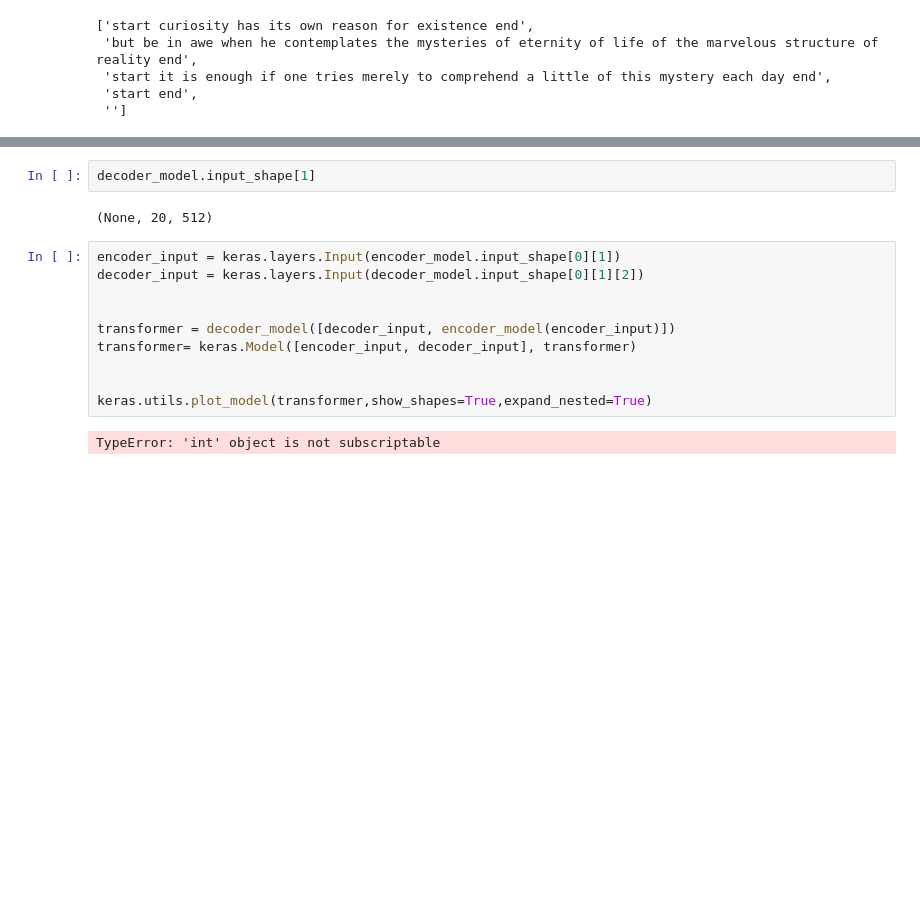
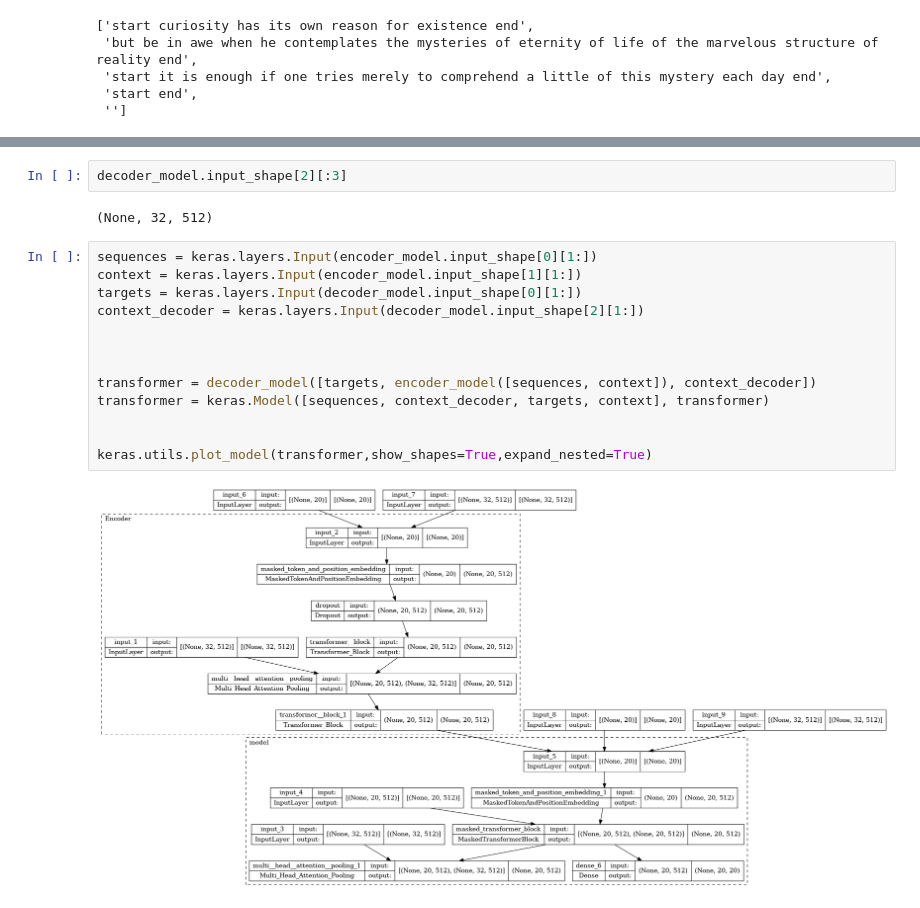
Before and after one commit to CSCI4850/s22-team3-project, a Jupyter notebook: Alternate_Transformer.ipynb, the cells around one changed output, grey strips where cells are left out. Saved outputs shown, nothing was run; the diff lists cells and outputs as text; blank space fills up the shorter version.

```diff
--- a/Alternate_Transformer.ipynb
+++ b/Alternate_Transformer.ipynb
@@ -302,16 +311,19 @@ keras.utils.plot_model(decoder_model,show_shapes=True,expand_nested=True)
-# %%
-decoder_model.input_shape[1]
-# %% [output]
-(None, 20, 512)
+# %%
+decoder_model.input_shape[2][:3]
+# %% [output]
+(None, 32, 512)
 # %%
-encoder_input = keras.layers.Input(encoder_model.input_shape[0][1])
-decoder_input = keras.layers.Input(decoder_model.input_shape[0][1][2])
+sequences = keras.layers.Input(encoder_model.input_shape[0][1:])
+context = keras.layers.Input(encoder_model.input_shape[1][1:])
+targets = keras.layers.Input(decoder_model.input_shape[0][1:])
+context_decoder = keras.layers.Input(decoder_model.input_shape[2][1:])
 
 
-transformer = decoder_model([decoder_input, encoder_model(encoder_input)])
-transformer= keras.Model([encoder_input, decoder_input], transformer)
+
+transformer = decoder_model([targets, encoder_model([sequences, context]), context_decoder])
+transformer = keras.Model([sequences, context_decoder, targets, context], transformer)
 
 
 keras.utils.plot_model(transformer,show_shapes=True,expand_nested=True)
 # %% [output]
-TypeError: 'int' object is not subscriptable
+[figure, added]
```
Also changed, not shown: parts of 4 cells of this notebook.
